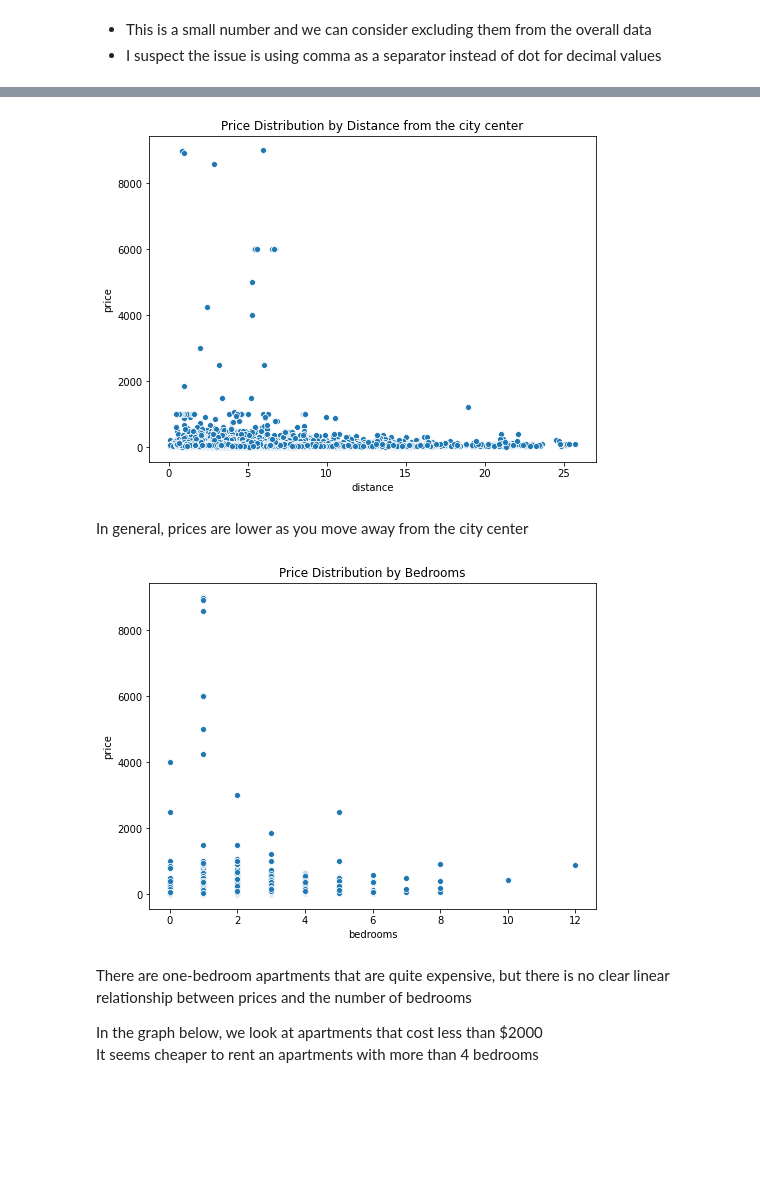
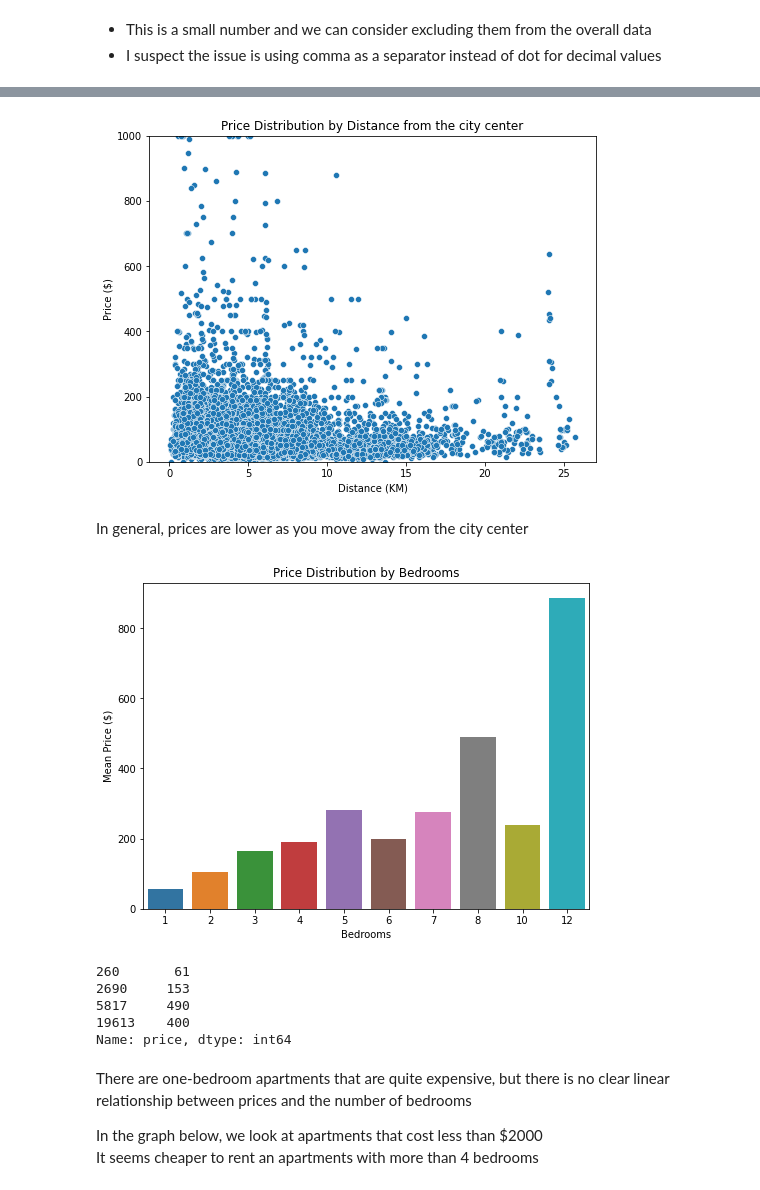
Before and after one commit to wkirui/Airbnb-Price-Prediction, a Jupyter notebook: Airbnb Data Data Processing.ipynb, the cells around one changed output, grey strips where cells are left out. Saved outputs shown, nothing was run; the diff lists cells and outputs as text; code cells hidden in the pictures; blank space fills up the shorter version.

```diff
--- a/Airbnb Data Data Processing.ipynb
+++ b/Airbnb Data Data Processing.ipynb
@@ -59,16 +95,14 @@ def clean_prices_column(df,col):
     df[col] = df[col].str.replace('$','')
     df[col] = df[col].str.split('.',expand=True)[0]
     df[col] = df[col].str.replace(',','')
-#     df[col] = df[col].fillna(0)
     df[col] = df[col].astype(int,errors='ignore')
     return df
 
 # apply function
-# to price, weekly_price,monthly_price,
-# security_deposit and cleaning_fee columns
 listings_data = clean_prices_column(listings_data,'price')
-listings_data = clean_prices_column(listings_data,'weekly_price')
-listings_data = clean_prices_column(listings_data,'monthly_price')
-listings_data = clean_prices_column(listings_data,'security_deposit')
-listings_data = clean_prices_column(listings_data,'cleaning_fee')
-listings_data = clean_prices_column(listings_data,'extra_people')
+
+# listings_data = clean_prices_column(listings_data,'weekly_price')
+# listings_data = clean_prices_column(listings_data,'monthly_price')
+# listings_data = clean_prices_column(listings_data,'security_deposit')
+# listings_data = clean_prices_column(listings_data,'cleaning_fee')
+# listings_data = clean_prices_column(listings_data,'extra_people')
@@ -146,21 +220,37 @@ listings_data = calculate_distance_from_city_center(listings_data,
 # %%
 # plot price distribution against distance
 fig,ax=plt.subplots(figsize=(8,6))
-sns.scatterplot('distance','price',data=listings_data,ax=ax)
+sns.scatterplot(x='distance',y='price',data=listings_data,ax=ax)
 plt.title("Price Distribution by Distance from the city center")
+plt.xlabel('Distance (KM)')
+plt.ylabel('Price ($)')
+plt.ylim(0,1000)
 plt.show()
 # %% [output]
-[figure, old version]
+[figure, new version]
 # %% [markdown]
 In general, prices are lower as you move away from the city center
 # %%
 # plot price distribution against number of bedrooms
+price_bed_dist = listings_data.groupby(['bedrooms'])['price'].mean().reset_index()
+price_bed_dist['bedrooms']=price_bed_dist['bedrooms'].astype(int)
+
 fig,ax=plt.subplots(figsize=(8,6))
-sns.scatterplot('bedrooms','price',data=listings_data,ax=ax)
+sns.barplot(x='bedrooms',y='price',data=price_bed_dist,ax=ax)
 plt.title("Price Distribution by Bedrooms")
+plt.xlabel('Bedrooms')
+plt.ylabel('Mean Price ($)')
 plt.show()
 # %% [output]
-[figure, old version]
+[figure, new version]
+# %%
+listings_data[listings_data['bedrooms']==7]['price']
+# %% [output]
+260       61
+2690     153
+5817     490
+19613    400
+Name: price, dtype: int64
 # %% [markdown]
 There are one-bedroom apartments that are quite expensive, but there is no clear linear relationship between prices and the number of bedrooms
 
```
Also changed, not shown: parts of 63 cells of this notebook.
